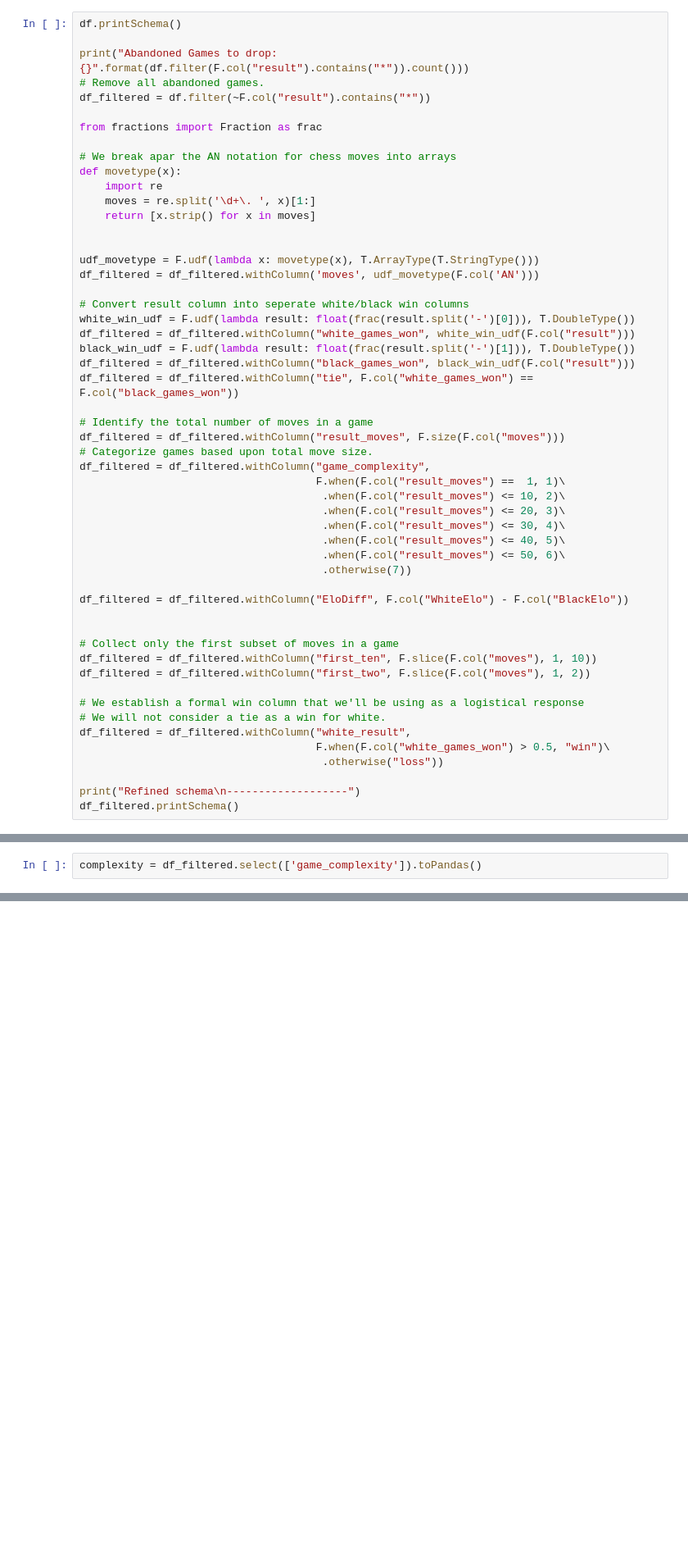
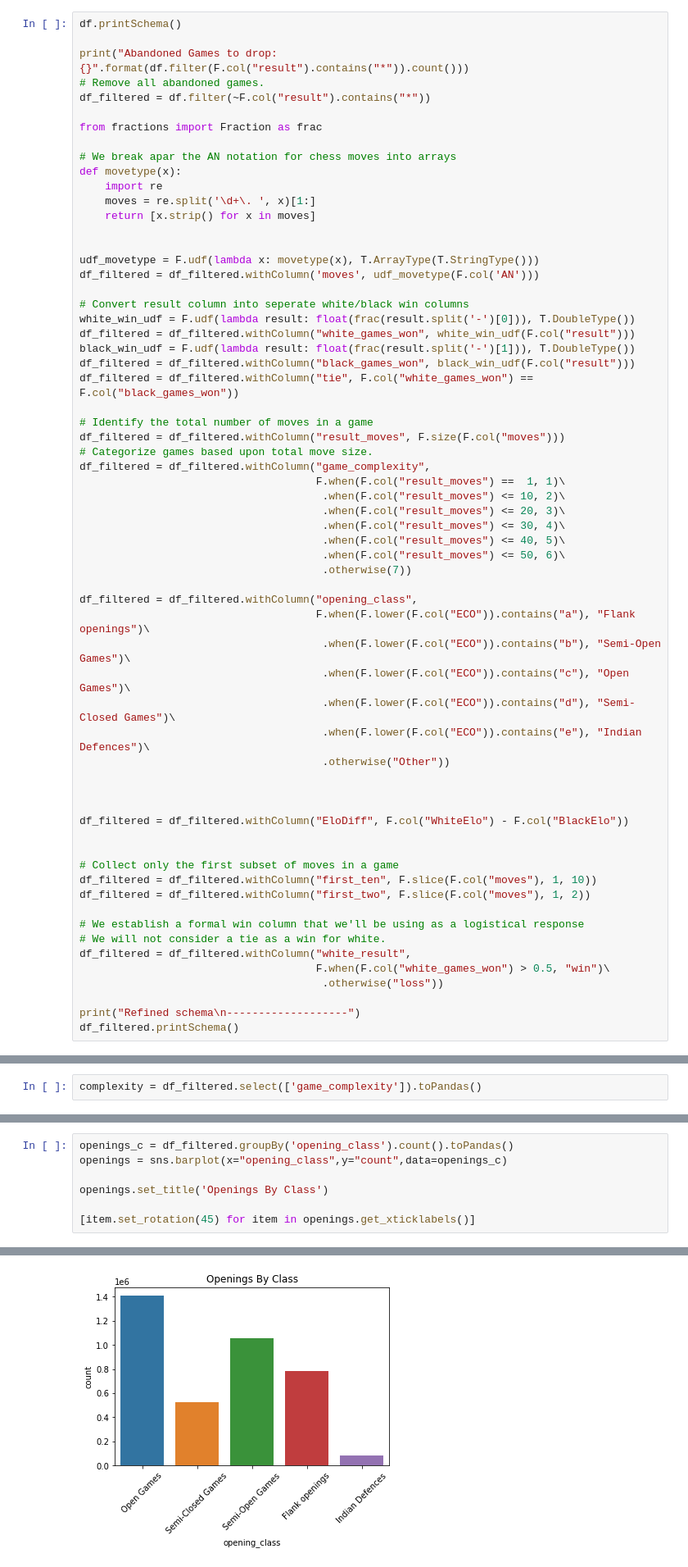
Before and after one commit to uva-ds5110-fa21-g10/semester-project, a Jupyter notebook: code/dataprep/02-model-data.ipynb, the cells around one changed output, grey strips where cells are left out. Shown: that part at 82% size. Saved outputs shown, nothing was run; the diff lists cells and outputs as text; blank space fills up the shorter version.

```diff
--- a/code/dataprep/02-model-data.ipynb
+++ b/code/dataprep/02-model-data.ipynb
@@ -95,6 +95,16 @@ df_filtered = df_filtered.withColumn("game_complexity",
                                       .when(F.col("result_moves") <= 50, 6)\
                                       .otherwise(7))
 
+df_filtered = df_filtered.withColumn("opening_class",
+                                     F.when(F.lower(F.col("ECO")).contains("a"), "Flank openings")\
+                                      .when(F.lower(F.col("ECO")).contains("b"), "Semi-Open Games")\
+                                      .when(F.lower(F.col("ECO")).contains("c"), "Open Games")\
+                                      .when(F.lower(F.col("ECO")).contains("d"), "Semi-Closed Games")\
+                                      .when(F.lower(F.col("ECO")).contains("e"), "Indian Defences")\
+                                      .otherwise("Other"))
+
+
+
 df_filtered = df_filtered.withColumn("EloDiff", F.col("WhiteElo") - F.col("BlackElo"))
 
 
@@ -195,0 +218,8 @@ sns.boxplot(data=elos)
+# %%
+openings_c = df_filtered.groupBy('opening_class').count().toPandas()
+openings = sns.barplot(x="opening_class",y="count",data=openings_c)
+
+openings.set_title('Openings By Class')
+
+[item.set_rotation(45) for item in openings.get_xticklabels()]
+# %% [output]
@@ -196,3 +227,4 @@ sns.boxplot(data=elos)
+[figure, added]
 # %%
 eloDiff = df_filtered.select(['EloDiff']).toPandas()
 sns.violinplot(data=eloDiff, cut=0)
```
Also changed, not shown: parts of 5 cells of this notebook.
